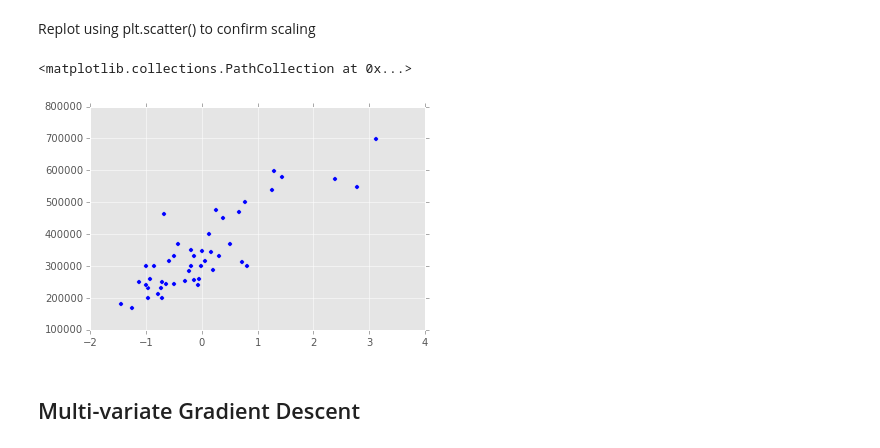
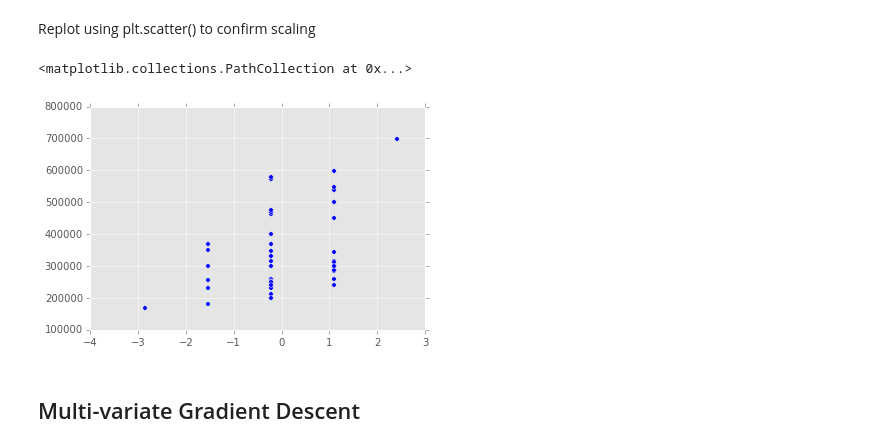
Before and after one commit to plthiyagu/training, a Jupyter notebook: Machine Learning/Exercises/Linear Regression with Multiple Features - Answers.ipynb, the cells around one changed output. Cells and saved outputs as stored; diff of their text form; code cells hidden in the pictures.

```diff
--- a/Machine Learning/Exercises/Linear Regression with Multiple Features - Answers.ipynb
+++ b/Machine Learning/Exercises/Linear Regression with Multiple Features - Answers.ipynb
@@ -63,10 +64,10 @@ df['X2_scaled'], X2_mu, X2_std = FeatureScale(df.X2)
 # %% [markdown]
 Replot using plt.scatter() to confirm scaling
 # %%
-plt.scatter(df.X1_scaled,df.Y)
+plt.scatter(df.X2_scaled,df.Y)
 # %% [output]
 <matplotlib.collections.PathCollection at 0x...>
-[figure, old version]
+[figure, new version]
 # %% [markdown]
 ## Multi-variate Gradient Descent
 # %% [markdown]
```
Also changed, not shown: parts of 14 cells of this notebook, 6 other files.
